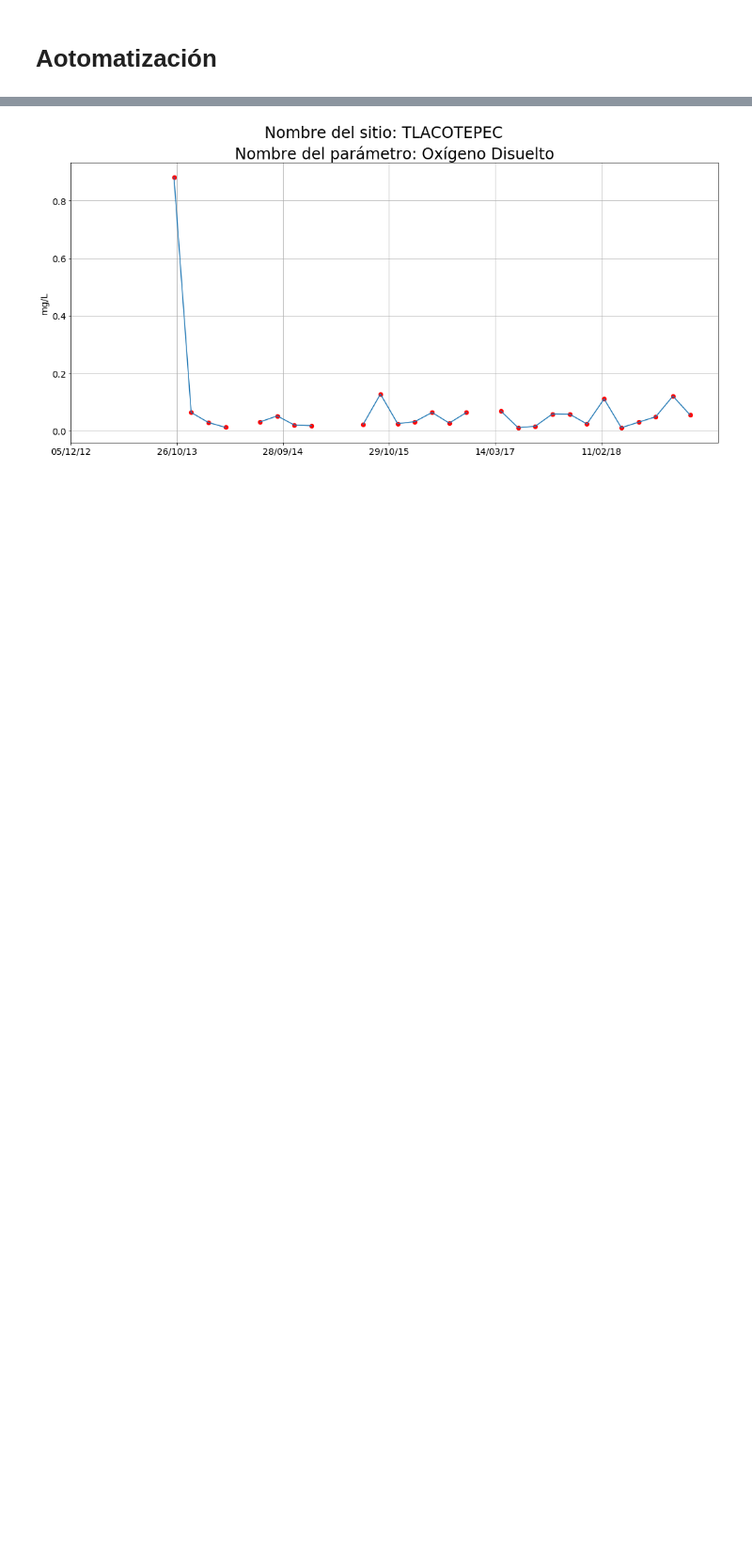
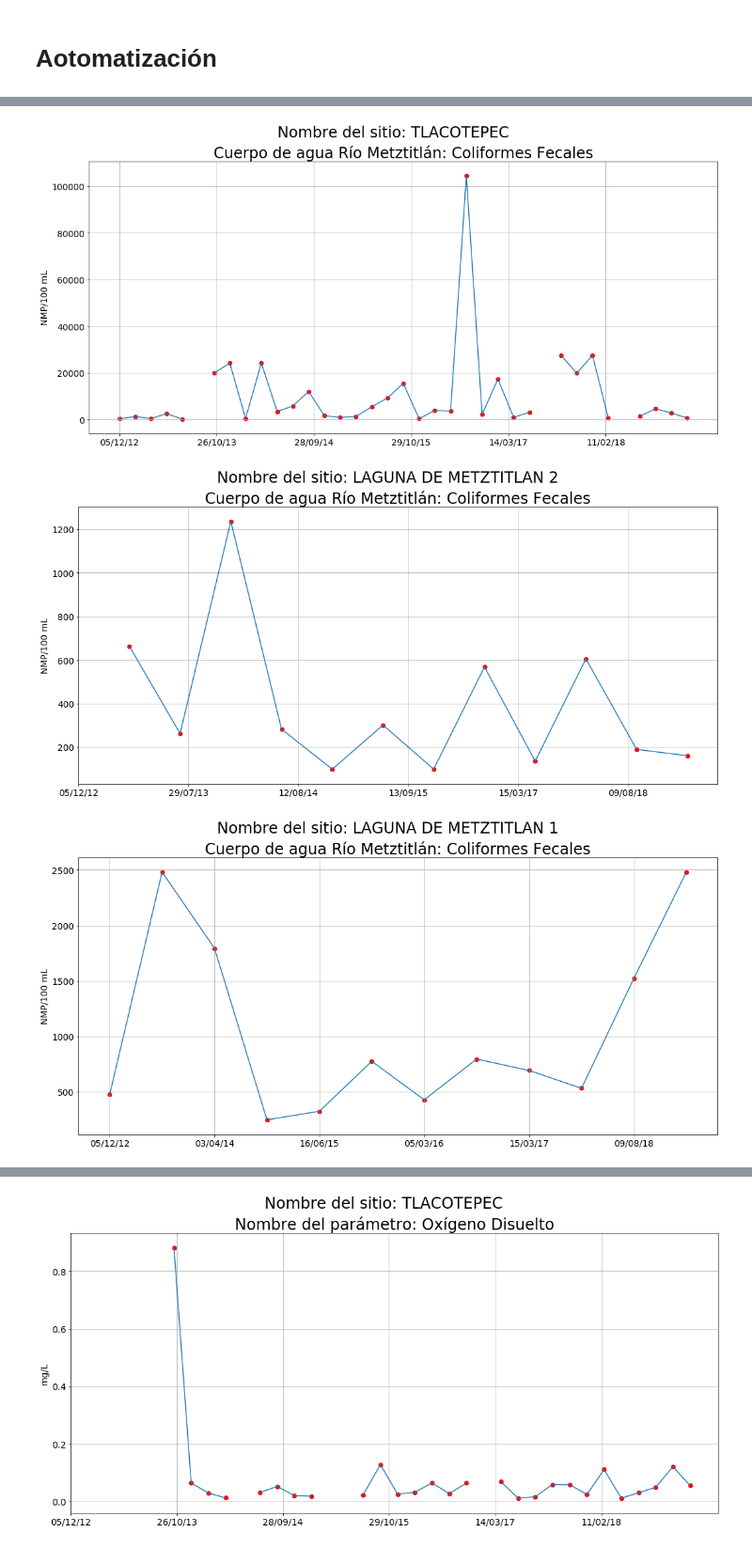
Before and after one commit to GuijonGustavo/water-studio, a Jupyter notebook: res_cal_agua_2012-2018-exploratorio.ipynb, the cells around one changed output, grey strips where cells are left out. Shown at 94% size. Drawn from its saved outputs; the diff is of its cells as text; code cells hidden in the pictures; blank space fills up the shorter version.

Commit message:
with all time series

```diff
--- a/res_cal_agua_2012-2018-exploratorio.ipynb
+++ b/res_cal_agua_2012-2018-exploratorio.ipynb
@@ -112,0 +131,5 @@ df_Metztitlan
+# %%
+df_Metztitlan = df_sit[df_sit["CUERPO DE AGUA"].str.contains("METZTITLAN")]
+nombre_sitio = df_Metztitlan["NOMBRE DEL SITIO"].array[2]
+subtitulo = 'Nombre del sitio: '+nombre_sitio
+subtitulo
@@ -179,9 +204,9 @@ titulo = 'Cuerpo de agua Río Metztitlán: '+df_rows.iloc[0,1]
 df_res['COLI_FEC'] = pd.to_numeric(df_res['COLI_FEC'], downcast="float",errors='coerce')
 
 df_cuerpo_de_agua = df_sit[df_sit["CUERPO DE AGUA"].str.contains("METZTITLAN")]
-df_cuerpo_de_agua
+#df_cuerpo_de_agua
 #pd.set_option('display.max_columns', None)
-key_array_df = df_cuerpo_de_agua["CLAVE SITIO"].array[1]
+key_array_df = df_cuerpo_de_agua["CLAVE SITIO"].array[0]
 serie = df_res[df_res["CLAVE SITIO"].str.contains(key_array_df)]
 serie['COLI_FEC'].replace('\< | \>', '')
 serie['COLI_FEC'].dropna()
@@ -197,0 +223,36 @@ plt.grid()
+# %%
+cols = ['COLI_FEC','SAAM','OD_mg/L','COLI_TOT','pH_CAMPO','TEMP_AGUA','NI_TOT','E_COLI','HG_TOT','PB_TOT']
+
+df_rows = df_eti[df_eti['CLAVE PARÁMETRO'] == cols[0]]
+titulo = df_rows['NOMBRE DEL PARÁMETRO']
+titulo = 'Cuerpo de agua Río Metztitlán: '+df_rows.iloc[0,1]
+
+df_res[cols[0]] = pd.to_numeric(df_res[cols[0]], downcast="float",errors='coerce')
+
+df_cuerpo_de_agua = df_sit[df_sit["CUERPO DE AGUA"].str.contains("METZTITLAN")]
+#df_cuerpo_de_agua
+#pd.set_option('display.max_columns', None)
+for i in range (0,3):
+    df_Metztitlan = df_sit[df_sit["CUERPO DE AGUA"].str.contains("METZTITLAN")]
+    nombre_sitio = df_Metztitlan["NOMBRE DEL SITIO"].array[i]
+    subtitulo = 'Nombre del sitio: '+nombre_sitio
+
+    key_array_df = df_cuerpo_de_agua["CLAVE SITIO"].array[i]
+    serie = df_res[df_res["CLAVE SITIO"].str.contains(key_array_df)]
+    serie[cols[0]].replace('\< | \>', '')
+    serie[cols[0]].dropna()
+
+    rcParams['figure.figsize'] = 18, 8
+    plt.figure()
+    plt.title(titulo, fontsize=24)
+    plt.suptitle(subtitulo, fontsize=24)
+    plt.plot(serie['FECHA'], serie[cols[0]])
+    plt.scatter(serie['FECHA'], serie[cols[0]], marker='o',color='red', s=40)
+    plt.xticks(np.arange(0, serie.shape[0], step=serie.shape[0]/6), fontsize=14) #Numberlines, nnumberlines/6
+    plt.yticks(fontsize=14)
+    plt.ylabel(df_rows.iloc[0,2], fontsize=14)
+    plt.grid()
+# %% [output]
+[figure, added]
+[figure, added]
+[figure, added]
```
Also changed, not shown: parts of 16 cells of this notebook, 2 other files.
